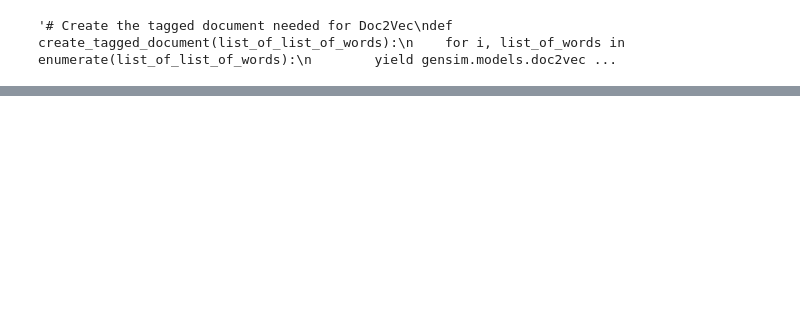
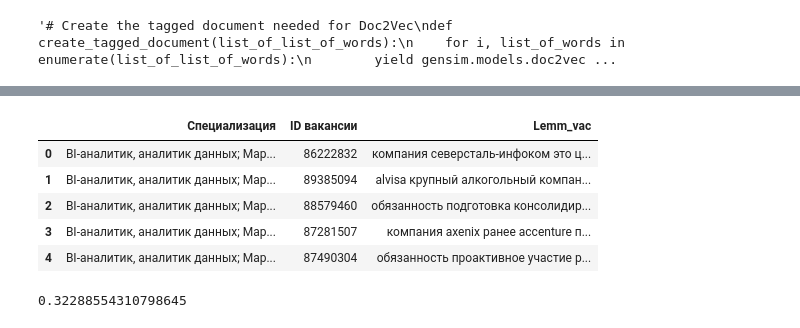
Before and after one commit to dwrkin/nlp_competence, a Jupyter notebook: doc2vec.ipynb, the cells around one changed output, grey strips where cells are left out. Drawn from its saved outputs; the diff is of its cells as text; code cells hidden in the pictures; blank space fills up the shorter version.

```diff
--- a/doc2vec.ipynb
+++ b/doc2vec.ipynb
@@ -215,0 +235,15 @@ sns.heatmap(dataframe_doc2vec_oop_heat, cmap="Blues", annot=True, fmt=".1f")
+# %%
+df_vac_oop_input = df_path_rus_corpus[['Специализация', 'ID вакансии', 'Lemm_vac']]
+df_vac_oop_input_test = df_vac_oop_input[:5]
+df_vac_oop_input_test
+# %% [output]
+|  | Специализация | ID вакансии | Lemm_vac |
+| 0 | BI-аналитик, аналитик данных; Мар... | 86222832 | компания северсталь-инфоком это ц... |
+| 1 | BI-аналитик, аналитик данных; Мар... | 89385094 | alvisa крупный алкогольный компан... |
+| 2 | BI-аналитик, аналитик данных; Мар... | 88579460 | обязанность подготовка консолидир... |
+| 3 | BI-аналитик, аналитик данных; Мар... | 87281507 | компания axenix ранее accenture п... |
+| 4 | BI-аналитик, аналитик данных; Мар... | 87490304 | обязанность проактивное участие р... |
+# %%
+1 - spatial.distance.cosine(model.infer_vector(df_disc_oop_input['Doc'][0].split()), model.infer_vector(df_vac_oop_input['Lemm_vac'][24].split()))
+# %% [output]
+0.32288554310798645
```
Also changed, not shown: parts of 18 cells of this notebook, 2 other files.
